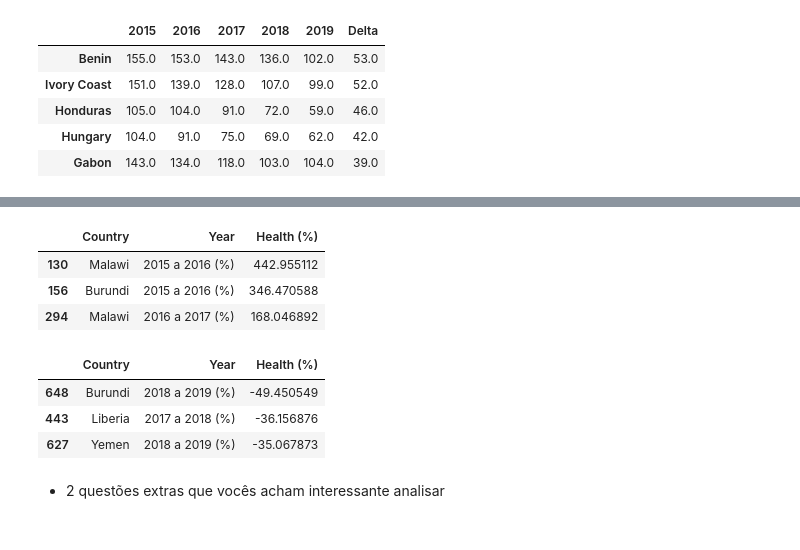
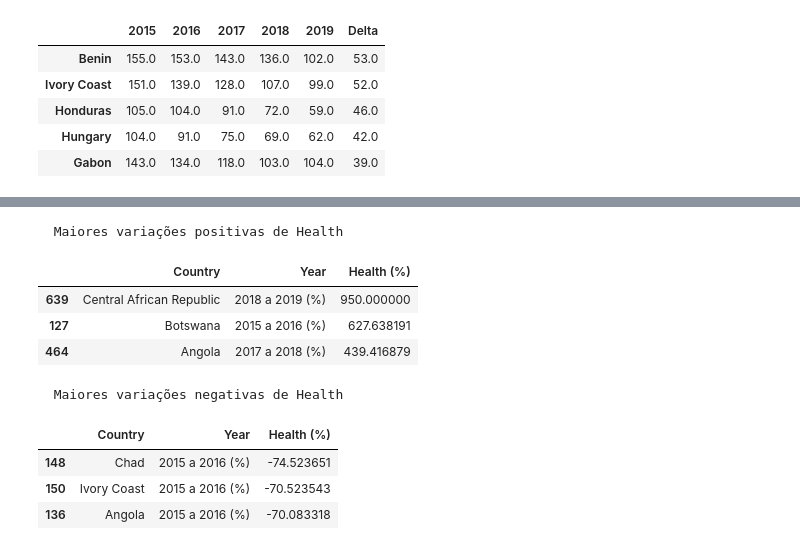
Before and after one commit to leoeiji/letscode-projeto-3, a Jupyter notebook: Notebook.ipynb, the cells around one changed output, grey strips where cells are left out. Saved outputs shown, nothing was run; the diff lists cells and outputs as text; code cells hidden in the pictures.

```diff
--- a/Notebook.ipynb
+++ b/Notebook.ipynb
@@ -333,31 +392,42 @@ df_entraram_sairam
 # %%
+# Inicialmente, selecionamos a coluna de 'Health (Life Expectancy)' de cada
+# ano e concatemos num único DF.
 healths = [
     dfs["2015"]["Health (Life Expectancy)"],
     dfs["2016"]["Health (Life Expectancy)"],
     dfs["2017"]["Health (Life Expectancy)"],
     dfs["2018"]["Health (Life Expectancy)"],
     dfs["2019"]["Health (Life Expectancy)"],
 ]
-df_health = pd.concat(gdps, axis=1)
+df_health = pd.concat(healths, axis=1)
 df_health.columns = ["2015", "2016", "2017", "2018", "2019"]
+
+#Para auxiliar na análise, os valores iguais a 0 foram convertidos em NaN
 df_health.replace(0, np.nan, inplace=True)
+
+# Criamos 4 novas colunas com a porcentagem de mudança de Health entre os anos
 df_health["2015 a 2016 (%)"] = (df_health["2016"]/df_health["2015"] - 1)*100
 df_health["2016 a 2017 (%)"] = (df_health["2017"]/df_health["2016"] - 1)*100
 df_health["2017 a 2018 (%)"] = (df_health["2018"]/df_health["2017"] - 1)*100
 df_health["2018 a 2019 (%)"] = (df_health["2019"]/df_health["2018"] - 1)*100
 df_health = df_health.reset_index()
+
+# Reorganizamos o DF utilizando o nome dos países como índice (pode haver
+# mais de uma aparição) com as correspondentes variações do valor Health
 df_health = pd.melt(df_health,  id_vars=['index'], value_vars=['2015 a 2016 (%)', '2016 a 2017 (%)','2017 a 2018 (%)','2018 a 2019 (%)'])
 df_health.columns = ["Country", "Year", "Health (%)"]
+print(f"{'Maiores variações positivas de Health':^42}")
 display(df_health.nlargest(3, 'Health (%)'))
+print(f"\n{'Maiores variações negativas de Health':^42}")
 display(df_health.nsmallest(3, 'Health (%)'))
 # %% [output]
+  Maiores variações positivas de Health
 |  | Country | Year | Health (%) |
-| 130 | Malawi | 2015 a 2016 (%) | 442.955112 |
-| 156 | Burundi | 2015 a 2016 (%) | 346.470588 |
-| 294 | Malawi | 2016 a 2017 (%) | 168.046892 |
+| 639 | Central African Republic | 2018 a 2019 (%) | 950.000000 |
+| 127 | Botswana | 2015 a 2016 (%) | 627.638191 |
+| 464 | Angola | 2017 a 2018 (%) | 439.416879 |
+  Maiores variações negativas de Health
 |  | Country | Year | Health (%) |
-| 648 | Burundi | 2018 a 2019 (%) | -49.450549 |
-| 443 | Liberia | 2017 a 2018 (%) | -36.156876 |
-| 627 | Yemen | 2018 a 2019 (%) | -35.067873 |
+| 148 | Chad | 2015 a 2016 (%) | -74.523651 |
+| 150 | Ivory Coast | 2015 a 2016 (%) | -70.523543 |
+| 136 | Angola | 2015 a 2016 (%) | -70.083318 |
-# %% [markdown]
-- 2 questões extras que vocês acham interessante analisar
```
Also changed, not shown: parts of 29 cells of this notebook.
